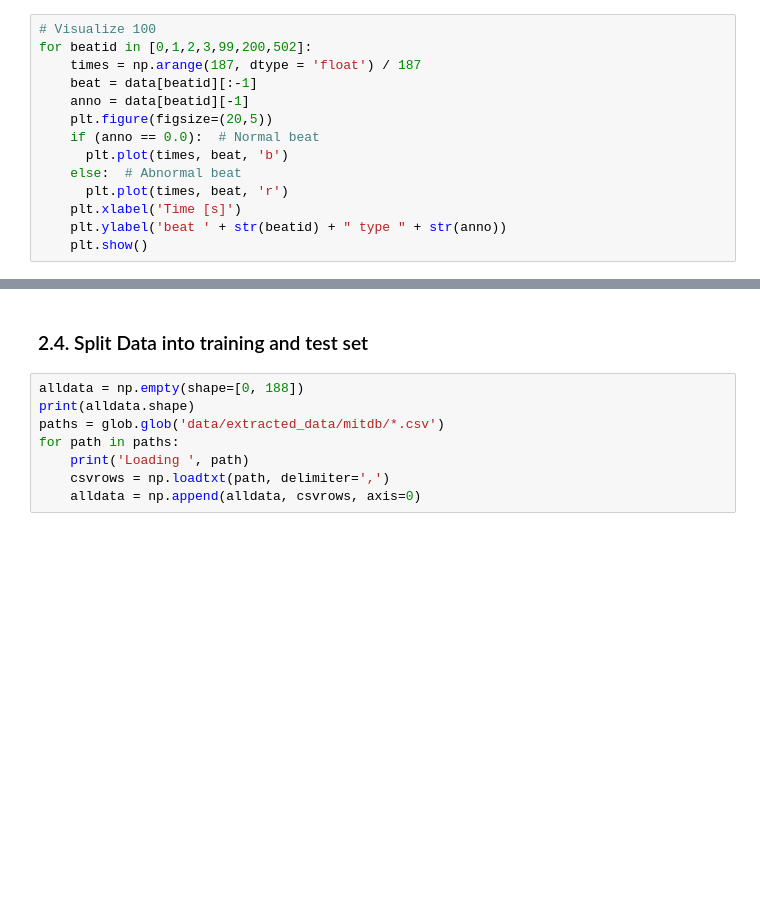
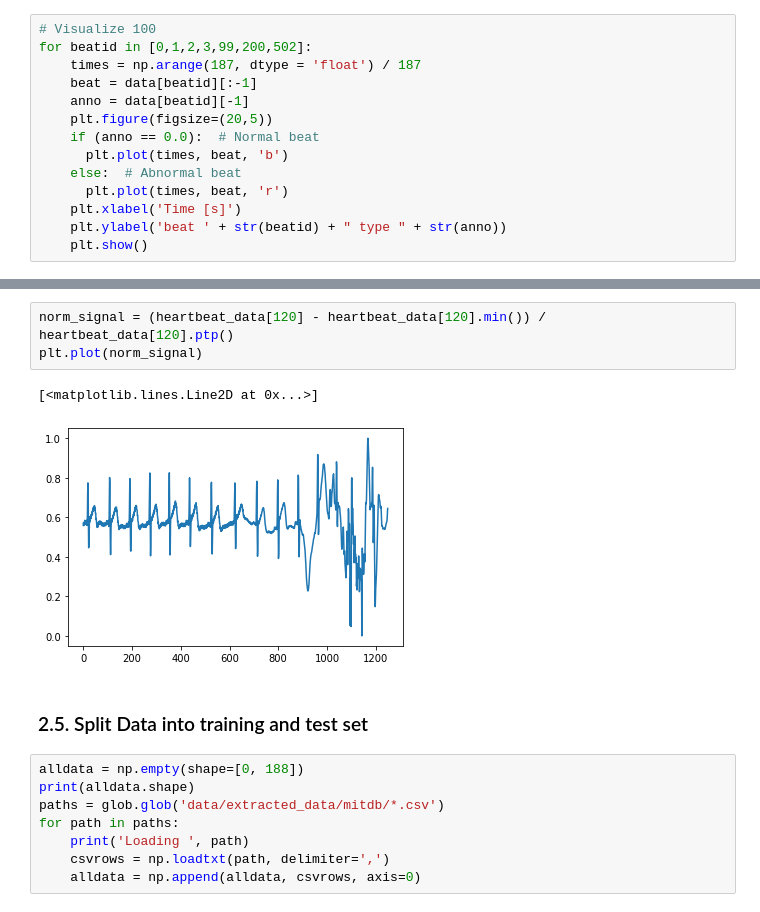
Before and after one commit to Ranma-2000/Final-Thesis, a Jupyter notebook: prepare_realtime_data.ipynb, the cells around one changed output, grey strips where cells are left out. Cells and saved outputs as stored; diff of their text form; blank space fills up the shorter version.

```diff
--- a/prepare_realtime_data.ipynb
+++ b/prepare_realtime_data.ipynb
@@ -186,5 +252,11 @@ for beatid in [0,1,2,3,99,200,502]:
+# %%
+norm_signal = (heartbeat_data[120] - heartbeat_data[120].min()) / heartbeat_data[120].ptp()
+plt.plot(norm_signal)
+# %% [output]
+[<matplotlib.lines.Line2D at 0x...>]
+[figure, added]
 # %% [markdown]
-### 2.4. Split Data into training and test set
+### 2.5. Split Data into training and test set
 # %%
 alldata = np.empty(shape=[0, 188])
 print(alldata.shape)
```
Also changed, not shown: parts of 10 cells of this notebook.
